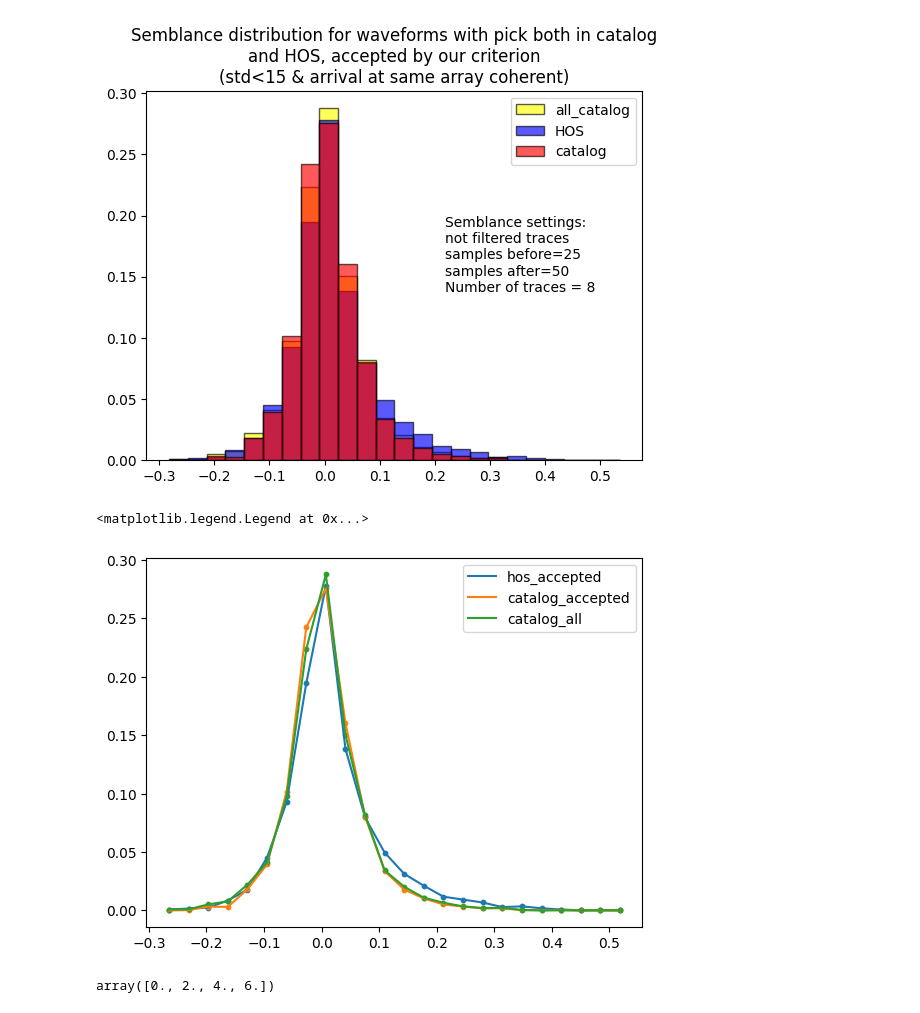
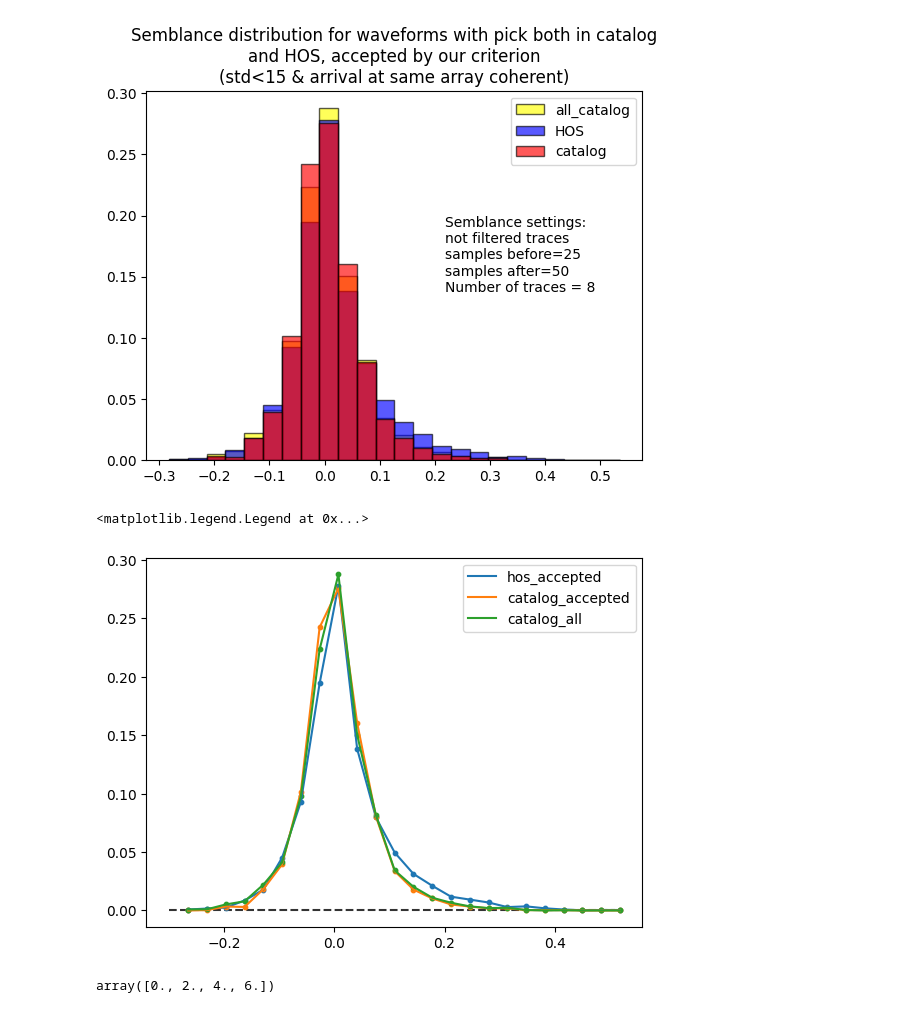
Before and after one commit to Nemenick/primoprogetto, a Jupyter notebook: Codici/_DETECT_HOS.ipynb, the cells around one changed output. Saved outputs shown, nothing was run; the diff lists cells and outputs as text; code cells hidden in the pictures.

```diff
--- a/Codici/_DETECT_HOS.ipynb
+++ b/Codici/_DETECT_HOS.ipynb
@@ -890,21 +890,21 @@ Text(0.21770910077883338, 0.13789441747572181, 'Semblance settings:\nnot filtere
 # %%
 size = 10
 bin_global = (bh[0:-1]+ bh[1:])/2
 
 plt.plot(bin_global,a_sh,label="hos_accepted")
 plt.scatter(bin_global,a_sh,s=size)
 
 plt.plot(bin_global,a_sc,label="catalog_accepted")
 plt.scatter(bin_global,a_sc,s=size)
 
 
 plt.plot(bin_global,a_sa,label="catalog_all")
 plt.scatter(bin_global,a_sa,s=size)
-
+plt.hlines(0,-0.3,0.51,zorder=-2,color="black",linestyles="--",alpha=0.8)
 plt.legend()
 # %% [output]
 <matplotlib.legend.Legend at 0x...>
-[figure, old version]
+[figure, new version]
 # %%
 b = np.array([-1,1,3,5,7])
 (b[0:-1]+b[1:])/2
```
